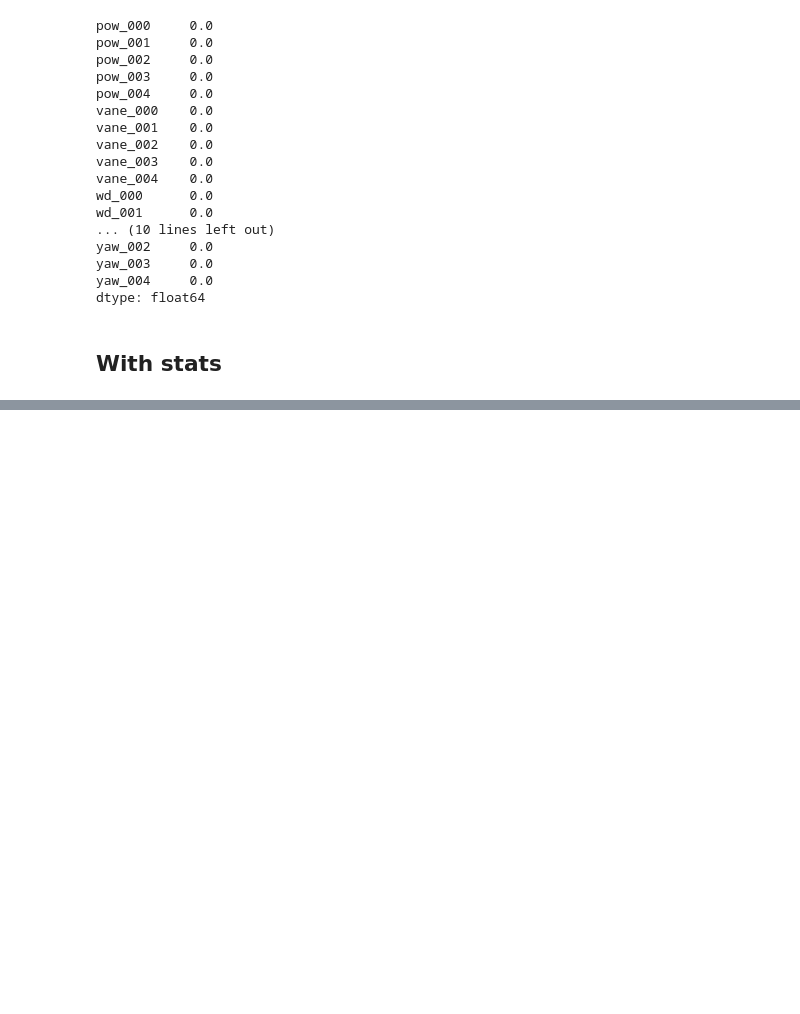
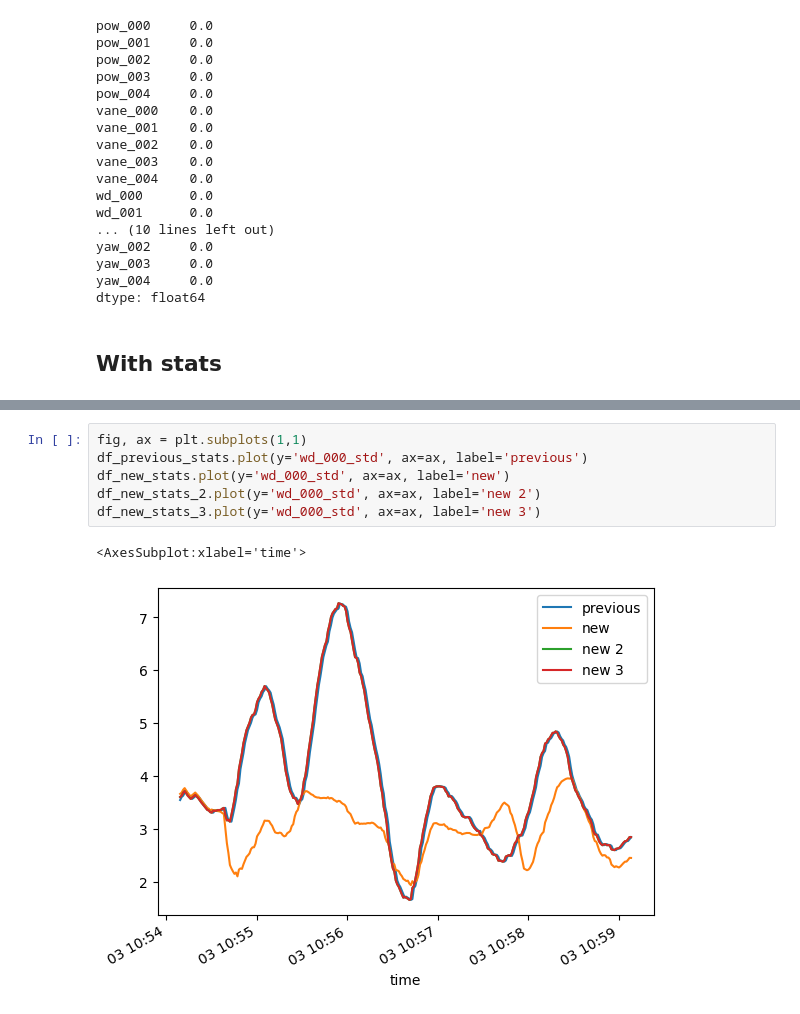
Before and after one commit to NREL/flasc, a Jupyter notebook: flasc/nb_00_redevelop_time_ops.ipynb, the cells around one changed output, grey strips where cells are left out. Cells and saved outputs as stored; diff of their text form; blank space fills up the shorter version.

```diff
--- a/flasc/nb_00_redevelop_time_ops.ipynb
+++ b/flasc/nb_00_redevelop_time_ops.ipynb
@@ -787,0 +957,9 @@ df_p_sub.subtract(df_n2_sub)['wd_000_std'].hist(bins=100)
+# %%
+fig, ax = plt.subplots(1,1)
+df_previous_stats.plot(y='wd_000_std', ax=ax, label='previous')
+df_new_stats.plot(y='wd_000_std', ax=ax, label='new')
+df_new_stats_2.plot(y='wd_000_std', ax=ax, label='new 2')
+df_new_stats_3.plot(y='wd_000_std', ax=ax, label='new 3')
+# %% [output]
+<AxesSubplot:xlabel='time'>
+[figure, added]
```
Also changed, not shown: parts of 17 cells of this notebook.
